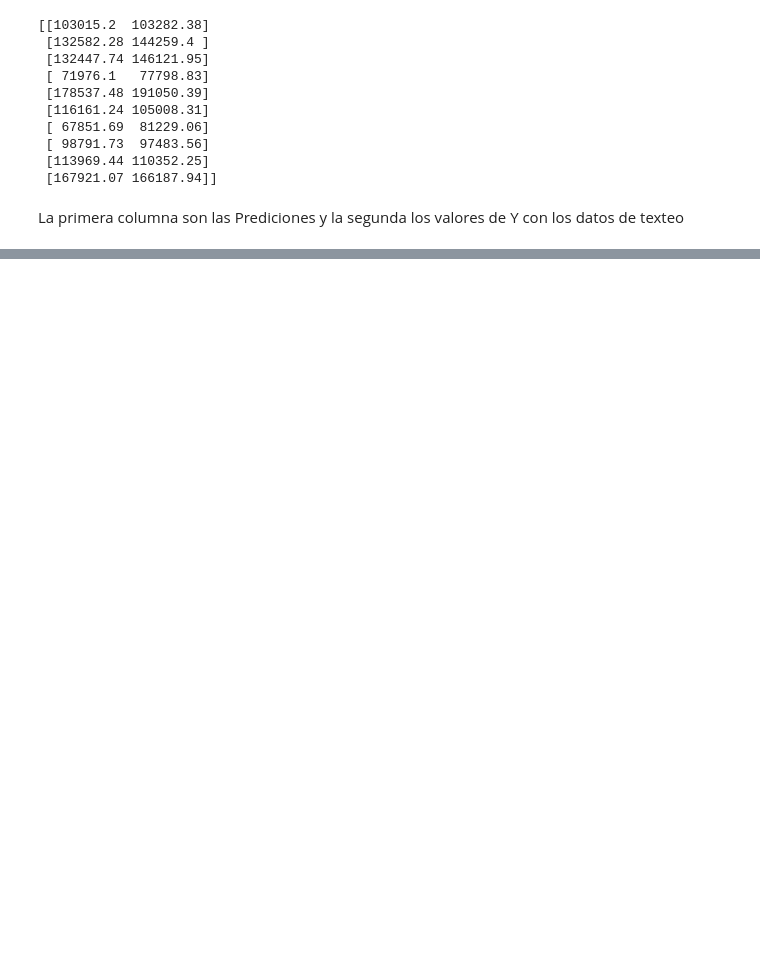
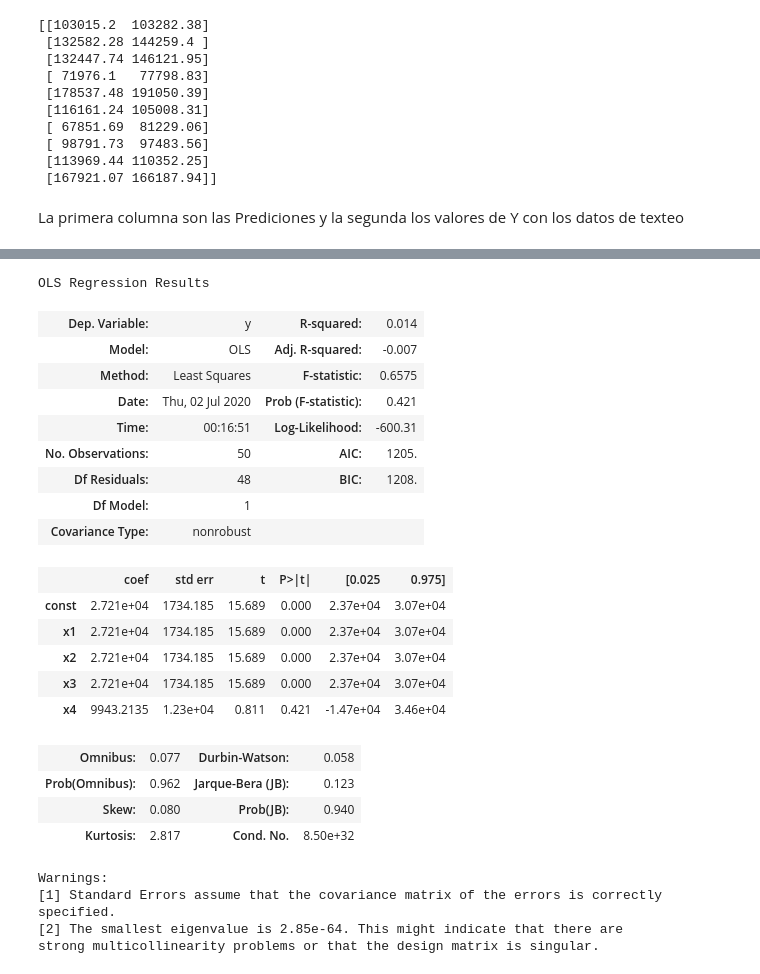
Before and after one commit to INFINITY-RUBER/Machine_Learning_A-Z_Hands-On-Python-R-In-Data-Science, a Jupyter notebook: Part 2 - Regression/Section 5 - Multiple Linear Regression/Python/multiple_linear_regression.ipynb, the cells around one changed output, grey strips where cells are left out. Cells and saved outputs as stored; diff of their text form; code cells hidden in the pictures; blank space fills up the shorter version.

```diff
--- a/Part 2 - Regression/Section 5 - Multiple Linear Regression/Python/multiple_linear_regression.ipynb
+++ b/Part 2 - Regression/Section 5 - Multiple Linear Regression/Python/multiple_linear_regression.ipynb
@@ -133,0 +291,30 @@ La primera columna son las Prediciones y la segunda los valores de Y con los dat
+# %%
+X_opt = X[:, [0, 1, 3, 4, 5]]
+X_opt = X_opt.astype(np.float64)
+regressor_OLS = sm.OLS(endog = y, exog = X_opt).fit()
+regressor_OLS.summary()
+# %% [output]
+OLS Regression Results
+| Dep. Variable: | y | R-squared: | 0.014 |
+| Model: | OLS | Adj. R-squared: | -0.007 |
+| Method: | Least Squares | F-statistic: | 0.6575 |
+| Date: | Thu, 02 Jul 2020 | Prob (F-statistic): | 0.421 |
+| Time: | 00:16:51 | Log-Likelihood: | -600.31 |
+| No. Observations: | 50 | AIC: | 1205. |
+| Df Residuals: | 48 | BIC: | 1208. |
+| Df Model: | 1 |  |  |
+| Covariance Type: | nonrobust |  |  |
+|  | coef | std err | t | P>|t| | [0.025 | 0.975] |
+| const | 2.721e+04 | 1734.185 | 15.689 | 0.000 | 2.37e+04 | 3.07e+04 |
+| x1 | 2.721e+04 | 1734.185 | 15.689 | 0.000 | 2.37e+04 | 3.07e+04 |
+| x2 | 2.721e+04 | 1734.185 | 15.689 | 0.000 | 2.37e+04 | 3.07e+04 |
+| x3 | 2.721e+04 | 1734.185 | 15.689 | 0.000 | 2.37e+04 | 3.07e+04 |
+| x4 | 9943.2135 | 1.23e+04 | 0.811 | 0.421 | -1.47e+04 | 3.46e+04 |
+| Omnibus: | 0.077 | Durbin-Watson: | 0.058 |
+| Prob(Omnibus): | 0.962 | Jarque-Bera (JB): | 0.123 |
+| Skew: | 0.080 | Prob(JB): | 0.940 |
+| Kurtosis: | 2.817 | Cond. No. | 8.50e+32 |
+Warnings:
+[1] Standard Errors assume that the covariance matrix of the errors is correctly specified.
+[2] The smallest eigenvalue is 2.85e-64. This might indicate that there are
+strong multicollinearity problems or that the design matrix is singular.
```
Also changed, not shown: parts of 21 cells of this notebook.
